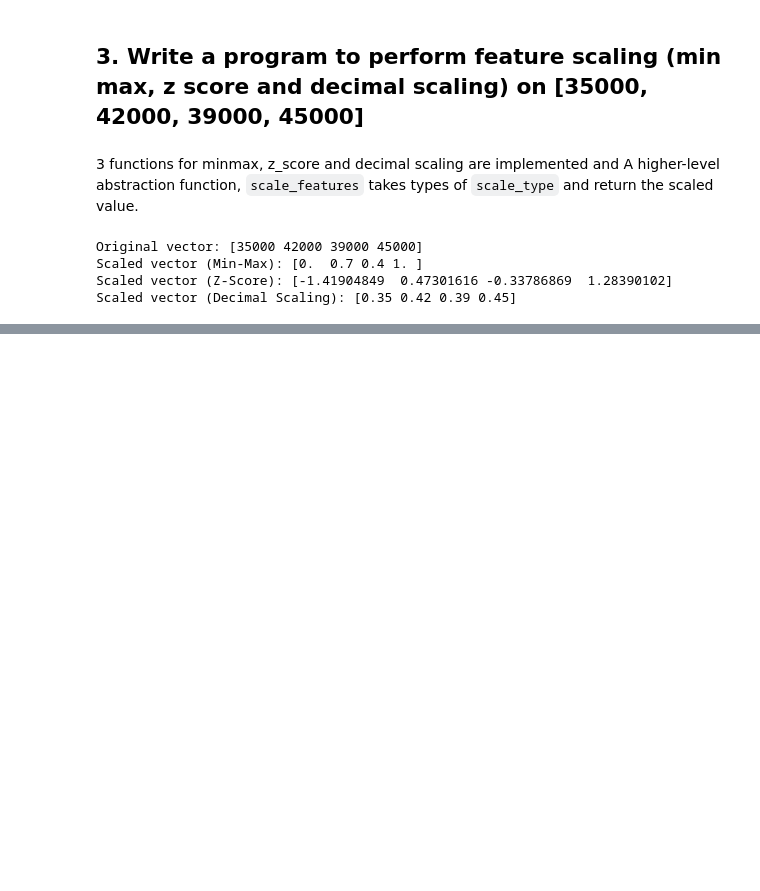
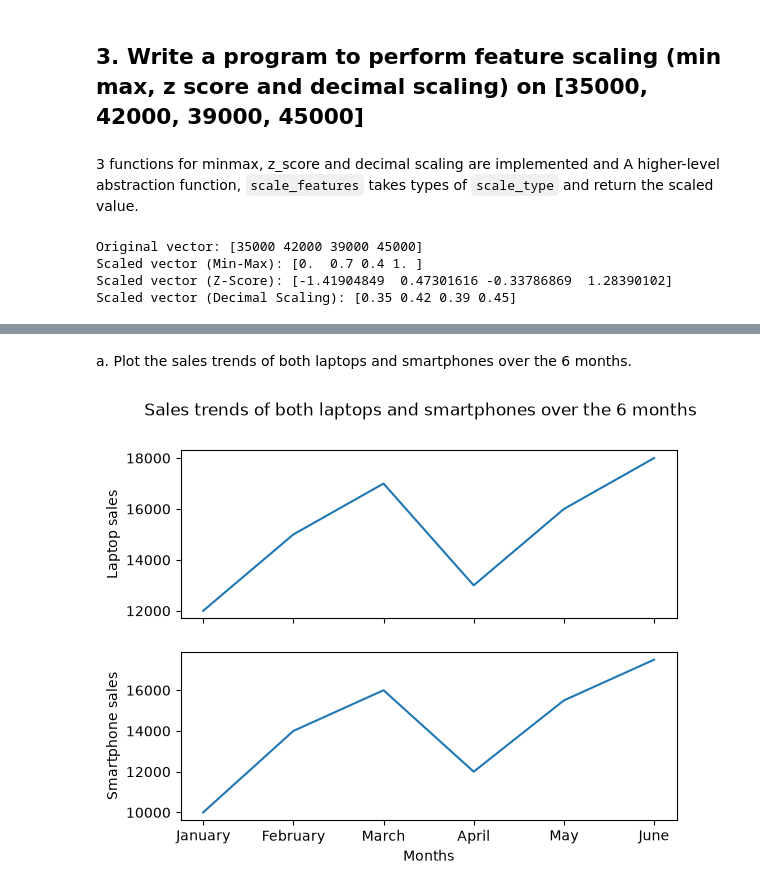
Before and after one commit to suman03-en/Data-Mining-Lab, a Jupyter notebook: lab2.ipynb, the cells around one changed output, grey strips where cells are left out. Drawn from its saved outputs; the diff is of its cells as text; code cells hidden in the pictures; blank space fills up the shorter version.

```diff
--- a/lab2.ipynb
+++ b/lab2.ipynb
@@ -138,0 +147,17 @@ Scaled vector (Decimal Scaling): [0.35 0.42 0.39 0.45]
+# %% [markdown]
+a. Plot the sales trends of both laptops and smartphones over the 6 months.
+# %%
+months = ['January', 'February', 'March', 'April', 'May', 'June']
+laptop_sales = [12000, 15000, 17000, 13000, 16000, 18000]
+smartphone_sales = [10000, 14000, 16000, 12000, 15500, 17500]
+# %%
+fig, axs = plt.subplots(2, sharex=True)
+fig.suptitle("Sales trends of both laptops and smartphones over the 6 months")
+
+axs[0].plot(months, laptop_sales)
+axs[0].set(ylabel="Laptop sales")
+axs[1].plot(months, smartphone_sales)
+axs[1].set(ylabel="Smartphone sales", xlabel="Months")
+plt.show()
+# %% [output]
+[figure, added]
```
Also changed, not shown: parts of 10 cells of this notebook, 1 other file.
